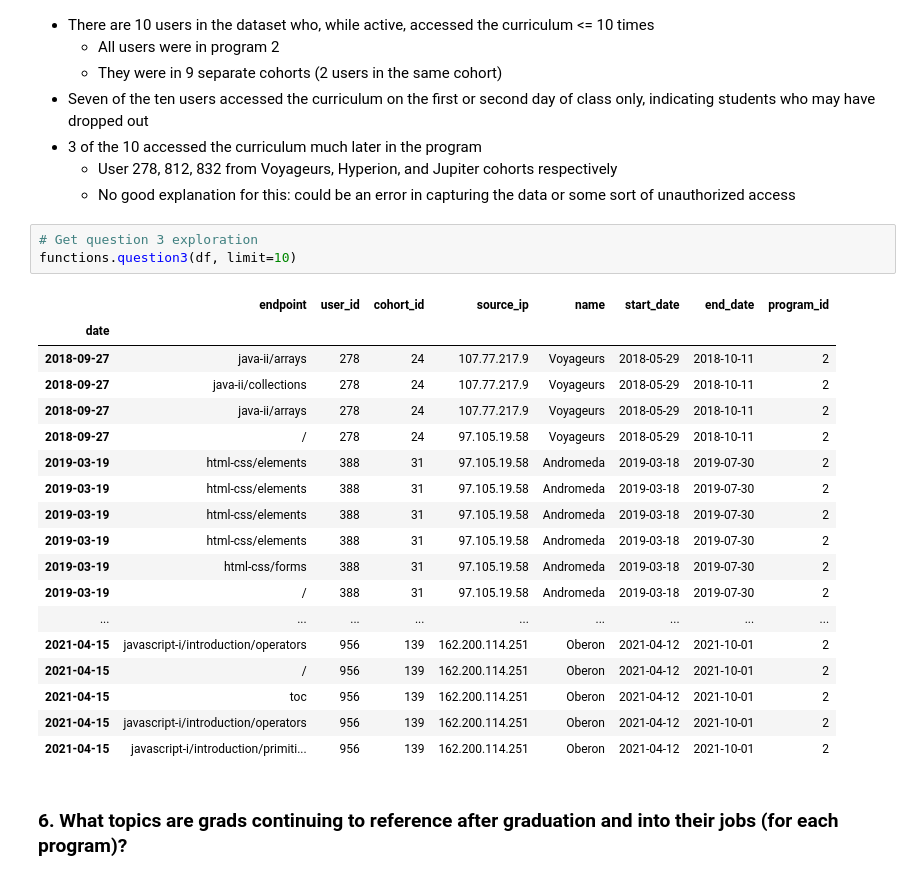
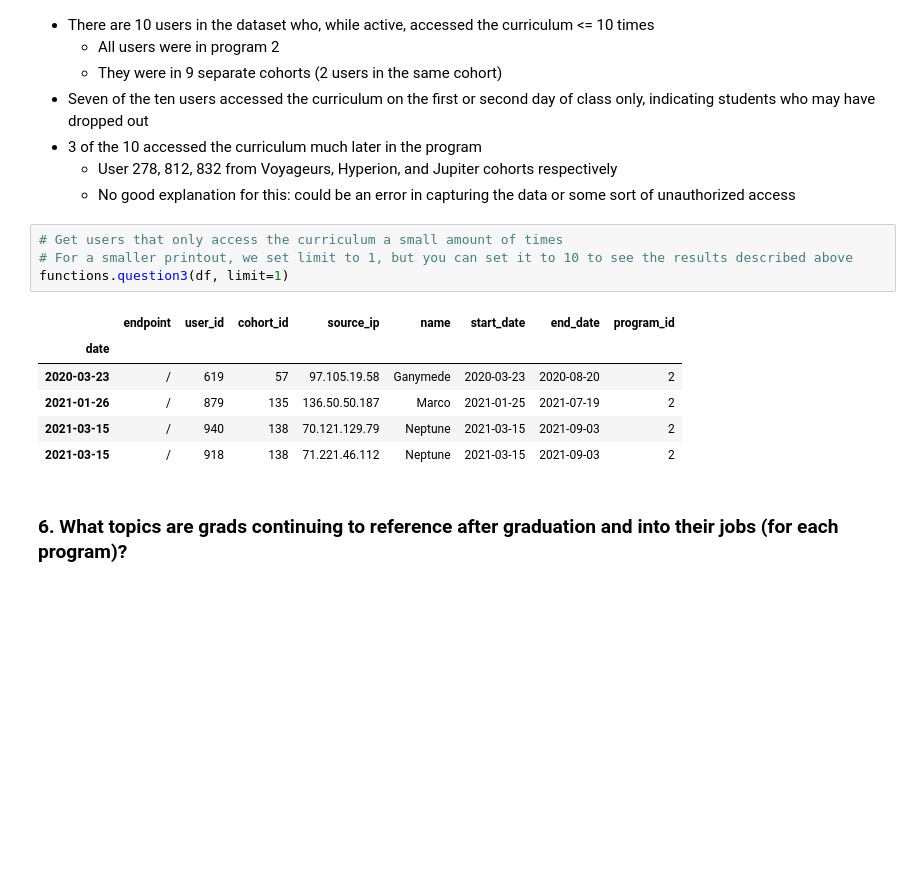
Before and after one commit to codeup-divergence/project-anomaly-detection, a Jupyter notebook: final_report .ipynb, the cells around one changed output. Cells and saved outputs as stored; diff of their text form; blank space fills up the shorter version.

```diff
--- a/final_report .ipynb
+++ b/final_report .ipynb
@@ -173,27 +174,16 @@ functions.question2(p3_df, multiplier=3)
     * User 278, 812, 832 from Voyageurs, Hyperion, and Jupiter cohorts respectively
     * No good explanation for this: could be an error in capturing the data or some sort of unauthorized access
 # %%
-# Get question 3 exploration
-functions.question3(df, limit=10)
+# Get users that only access the curriculum a small amount of times
+# For a smaller printout, we set limit to 1, but you can set it to 10 to see the results described above
+functions.question3(df, limit=1)
 # %% [output]
 |  | endpoint | user_id | cohort_id | source_ip | name | start_date | end_date | program_id |
 | date |  |  |  |  |  |  |  |  |
-| 2018-09-27 | java-ii/arrays | 278 | 24 | 107.77.217.9 | Voyageurs | 2018-05-29 | 2018-10-11 | 2 |
-| 2018-09-27 | java-ii/collections | 278 | 24 | 107.77.217.9 | Voyageurs | 2018-05-29 | 2018-10-11 | 2 |
-| 2018-09-27 | java-ii/arrays | 278 | 24 | 107.77.217.9 | Voyageurs | 2018-05-29 | 2018-10-11 | 2 |
-| 2018-09-27 | / | 278 | 24 | 97.105.19.58 | Voyageurs | 2018-05-29 | 2018-10-11 | 2 |
-| 2019-03-19 | html-css/elements | 388 | 31 | 97.105.19.58 | Andromeda | 2019-03-18 | 2019-07-30 | 2 |
-| 2019-03-19 | html-css/elements | 388 | 31 | 97.105.19.58 | Andromeda | 2019-03-18 | 2019-07-30 | 2 |
-| 2019-03-19 | html-css/elements | 388 | 31 | 97.105.19.58 | Andromeda | 2019-03-18 | 2019-07-30 | 2 |
-| 2019-03-19 | html-css/elements | 388 | 31 | 97.105.19.58 | Andromeda | 2019-03-18 | 2019-07-30 | 2 |
-| 2019-03-19 | html-css/forms | 388 | 31 | 97.105.19.58 | Andromeda | 2019-03-18 | 2019-07-30 | 2 |
-| 2019-03-19 | / | 388 | 31 | 97.105.19.58 | Andromeda | 2019-03-18 | 2019-07-30 | 2 |
-| ... | ... | ... | ... | ... | ... | ... | ... | ... |
-| 2021-04-15 | javascript-i/introduction/operators | 956 | 139 | 162.200.114.251 | Oberon | 2021-04-12 | 2021-10-01 | 2 |
-| 2021-04-15 | / | 956 | 139 | 162.200.114.251 | Oberon | 2021-04-12 | 2021-10-01 | 2 |
-| 2021-04-15 | toc | 956 | 139 | 162.200.114.251 | Oberon | 2021-04-12 | 2021-10-01 | 2 |
-| 2021-04-15 | javascript-i/introduction/operators | 956 | 139 | 162.200.114.251 | Oberon | 2021-04-12 | 2021-10-01 | 2 |
-| 2021-04-15 | javascript-i/introduction/primiti... | 956 | 139 | 162.200.114.251 | Oberon | 2021-04-12 | 2021-10-01 | 2 |
+| 2020-03-23 | / | 619 | 57 | 97.105.19.58 | Ganymede | 2020-03-23 | 2020-08-20 | 2 |
+| 2021-01-26 | / | 879 | 135 | 136.50.50.187 | Marco | 2021-01-25 | 2021-07-19 | 2 |
+| 2021-03-15 | / | 940 | 138 | 70.121.129.79 | Neptune | 2021-03-15 | 2021-09-03 | 2 |
+| 2021-03-15 | / | 918 | 138 | 71.221.46.112 | Neptune | 2021-03-15 | 2021-09-03 | 2 |
 # %% [markdown]
 ### 6. What topics are grads continuing to reference after graduation and into their jobs (for each program)?
 # %% [markdown]
```
Also changed, not shown: parts of 14 cells of this notebook, 1 other file.
